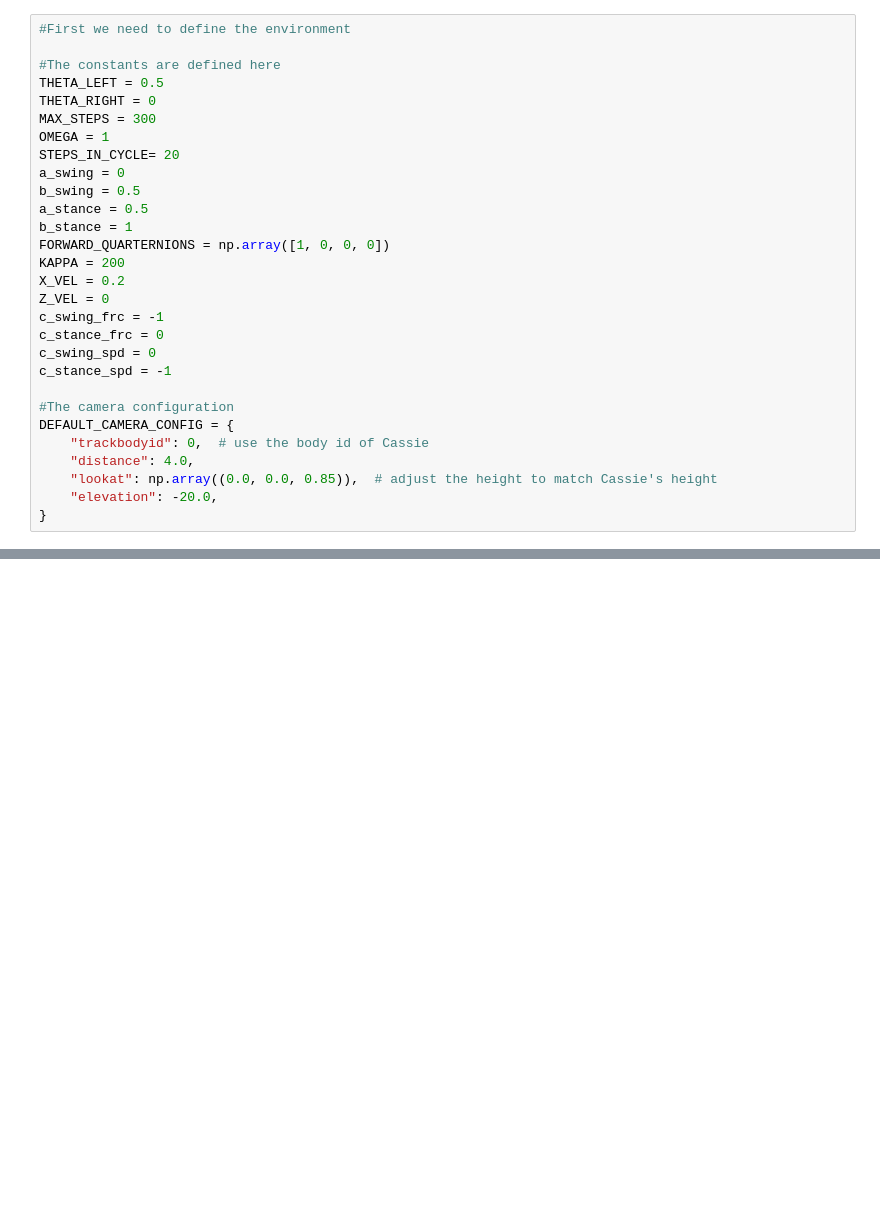
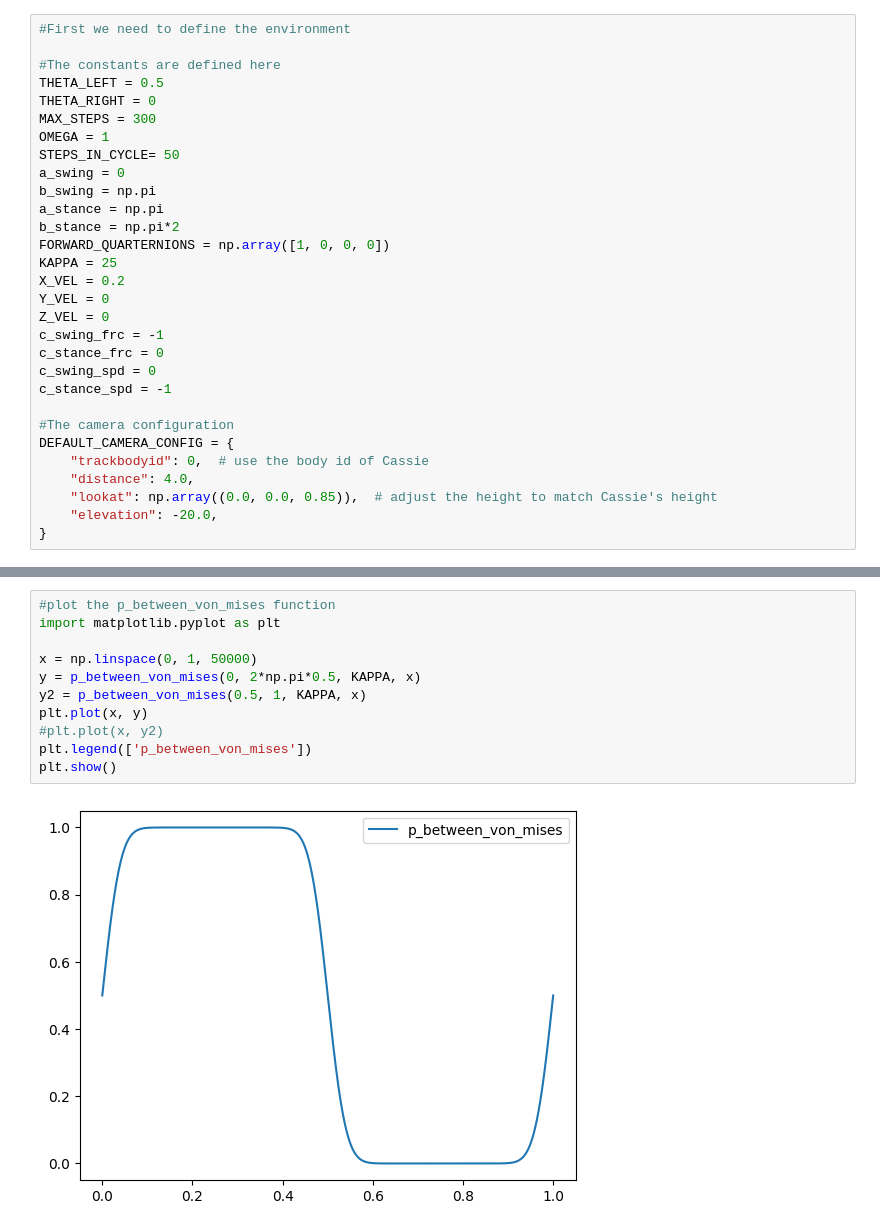
Before and after one commit to alhussein-jamil/Cassie, a Jupyter notebook: Cassie_Testing.ipynb, the cells around one changed output, grey strips where cells are left out. Drawn from its saved outputs; the diff is of its cells as text; blank space fills up the shorter version.

```diff
--- a/Cassie_Testing.ipynb
+++ b/Cassie_Testing.ipynb
@@ -24,14 +25,15 @@ THETA_LEFT = 0.5
 THETA_RIGHT = 0
 MAX_STEPS = 300
 OMEGA = 1
-STEPS_IN_CYCLE= 20
+STEPS_IN_CYCLE= 50
 a_swing = 0
-b_swing = 0.5
-a_stance = 0.5
-b_stance = 1
+b_swing = np.pi
+a_stance = np.pi
+b_stance = np.pi*2
 FORWARD_QUARTERNIONS = np.array([1, 0, 0, 0])
-KAPPA = 200
+KAPPA = 25
 X_VEL = 0.2
+Y_VEL = 0
 Z_VEL = 0
 c_swing_frc = -1
 c_stance_frc = 0
@@ -370,0 +110,13 @@ class CassieEnv(MujocoEnv):
+# %%
+#plot the p_between_von_mises function
+import matplotlib.pyplot as plt
+
+x = np.linspace(0, 1, 50000)
+y = p_between_von_mises(0, 2*np.pi*0.5, KAPPA, x)
+y2 = p_between_von_mises(0.5, 1, KAPPA, x)
+plt.plot(x, y)
+#plt.plot(x, y2)
+plt.legend(['p_between_von_mises'])
+plt.show()
+# %% [output]
+[figure, added]
```
Also changed, not shown: parts of 20 cells of this notebook, 4 other files.
